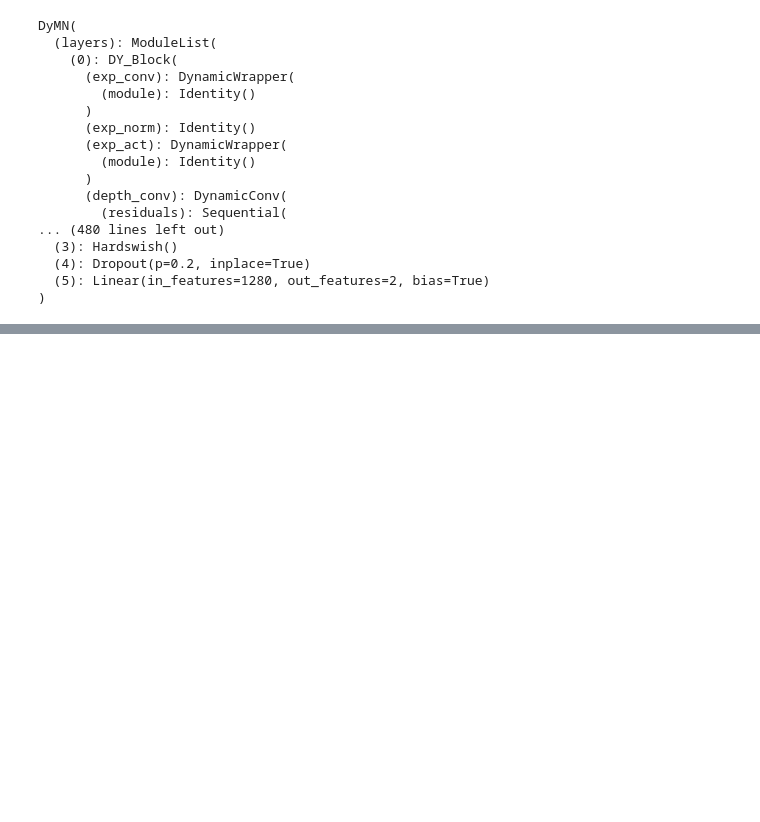
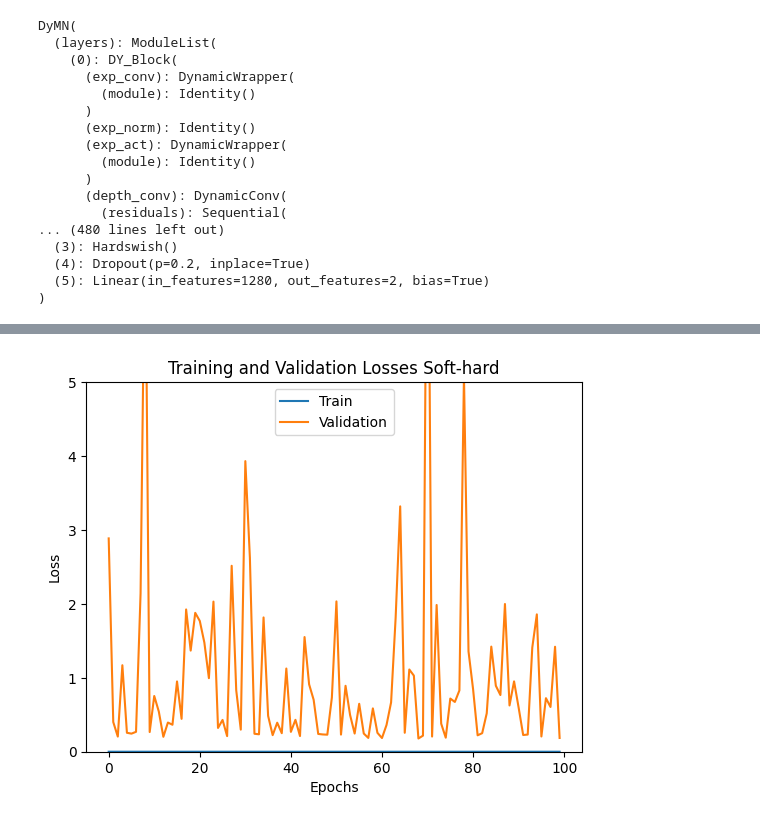
Before and after one commit to nish247/CNN_contact-obj, a Jupyter notebook: main.ipynb, the cells around one changed output, grey strips where cells are left out. Drawn from its saved outputs; the diff is of its cells as text; code cells hidden in the pictures; blank space fills up the shorter version.

```diff
--- a/main.ipynb
+++ b/main.ipynb
@@ -1516,3 +1540,17 @@ calc_acc(val_loader)
 calc_acc(test_loader)
 # %% [markdown]
 # EfficientATのファインチューニング
+# %%
+# パターンごとにスペクロログラムの保存
+df = []
+trial_num = 50
+for patern in range (len(soundDataset)):
+    for trial in range(trial_num):
+        trimData = soundDataset[patern,trial]
+        spectrogram = librosa.feature.melspectrogram(y=trimData, sr=sr)# スペクトログラムを計算
+        spectrogram_db = librosa.power_to_db(spectrogram, ref=np.max)
+        df.append(spectrogram_db)
+
+df = np.array(df)
+print(df.shape)
+print(type(df))
@@ -1719,0 +1811,28 @@ RuntimeError: Given groups=1, weight of size [16, 1, 3, 3], expected input[1, 50
+# %%
+from datetime import datetime
+import pytz
+
+# 日本時間のタイムゾーンを取得
+jst = pytz.timezone('Asia/Tokyo')
+
+# 現在の日本時間を取得
+now = datetime.now(jst)
+
+# 時刻を指定された形式の文字列に変換
+time = "_"+now.strftime("%Y%m%d%H%M")
+
+# 学習曲線の可視化
+
+title = 'Training and Validation Losses Soft-hard'
+plt.plot(train_losses, label='Train')
+plt.plot(val_losses, label='Validation')
+plt.title(title)
+plt.xlabel('Epochs')
+plt.ylabel('Loss')
+plt.ylim(0,5)
+plt.legend()
+# plt.savefig("data/"+title+time+".pdf")
+
+plt.show()
+# %% [output]
+[figure, added]
```
Also changed, not shown: parts of 21 cells of this notebook.
